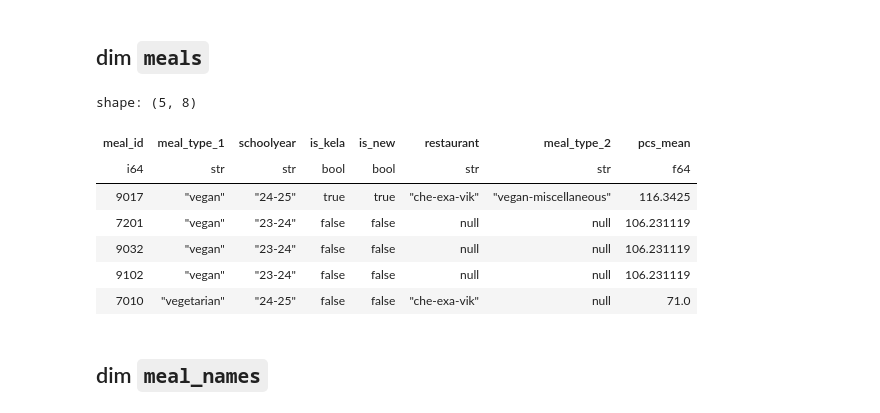
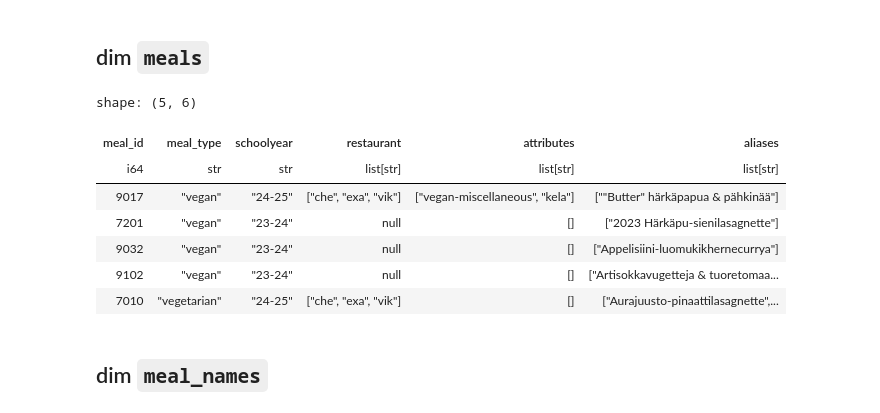
Before and after one commit to Food-Waste-Optimization/Food-Waste-Optimization, a Jupyter notebook: notebooks/forecaster/idea5_new_data.ipynb, the cells around one changed output. Cells and saved outputs as stored; diff of their text form; code cells hidden in the pictures.

```diff
--- a/notebooks/forecaster/idea5_new_data.ipynb
+++ b/notebooks/forecaster/idea5_new_data.ipynb
@@ -25,16 +25,16 @@ plt.rcParams.update({'font.size': 8})
 # %% [markdown]
 ## dim `meals`
 # %%
-meals = pl.read_excel("data/processed/phase_4/dim_meals.xlsx")
-meals.head()
+dim_meals = pl.read_parquet("data/processed/phase_4/dim_meals.parquet")
+dim_meals.head()
 # %% [output]
-shape: (5, 8)
+shape: (5, 6)
-| meal_id | meal_type_1 | schoolyear | is_kela | is_new | restaurant | meal_type_2 | pcs_mean |
-| i64 | str | str | bool | bool | str | str | f64 |
-| 9017 | "vegan" | "24-25" | true | true | "che-exa-vik" | "vegan-miscellaneous" | 116.3425 |
-| 7201 | "vegan" | "23-24" | false | false | null | null | 106.231119 |
-| 9032 | "vegan" | "23-24" | false | false | null | null | 106.231119 |
-| 9102 | "vegan" | "23-24" | false | false | null | null | 106.231119 |
-| 7010 | "vegetarian" | "24-25" | false | false | "che-exa-vik" | null | 71.0 |
+| meal_id | meal_type | schoolyear | restaurant | attributes | aliases |
+| i64 | str | str | list[str] | list[str] | list[str] |
+| 9017 | "vegan" | "24-25" | ["che", "exa", "vik"] | ["vegan-miscellaneous", "kela"] | [""Butter" härkäpapua & pähkinää"] |
+| 7201 | "vegan" | "23-24" | null | [] | ["2023 Härkäpu-sienilasagnette"] |
+| 9032 | "vegan" | "23-24" | null | [] | ["Appelisiini-luomukikhernecurrya"] |
+| 9102 | "vegan" | "23-24" | null | [] | ["Artisokkavugetteja & tuoretomaa... |
+| 7010 | "vegetarian" | "24-25" | ["che", "exa", "vik"] | [] | ["Aurajuusto-pinaattilasagnette",... |
 # %% [markdown]
 ## dim `meal_names`
```
Also changed, not shown: parts of 41 cells of this notebook, 1 other file.
